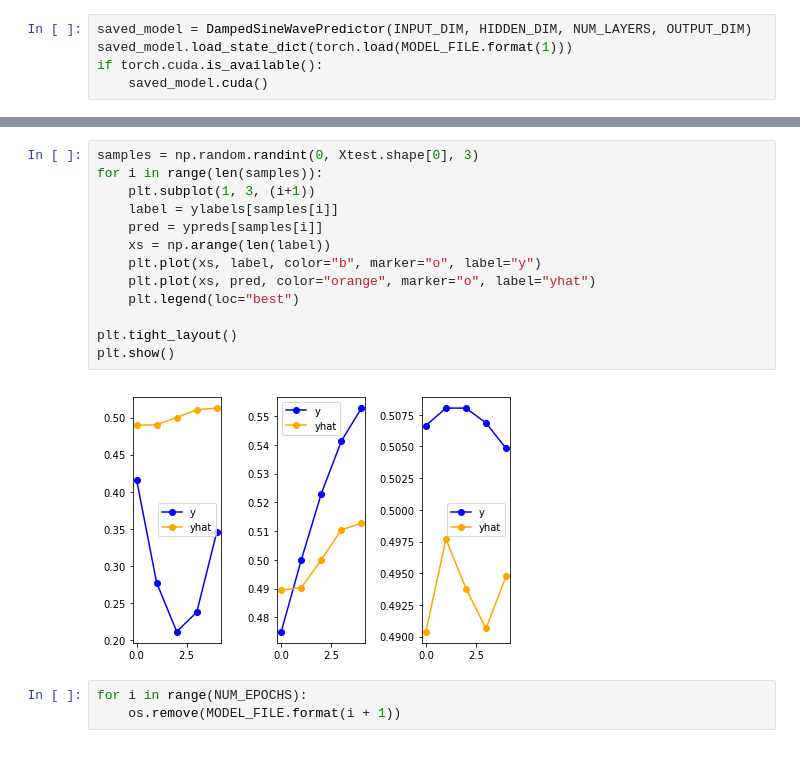
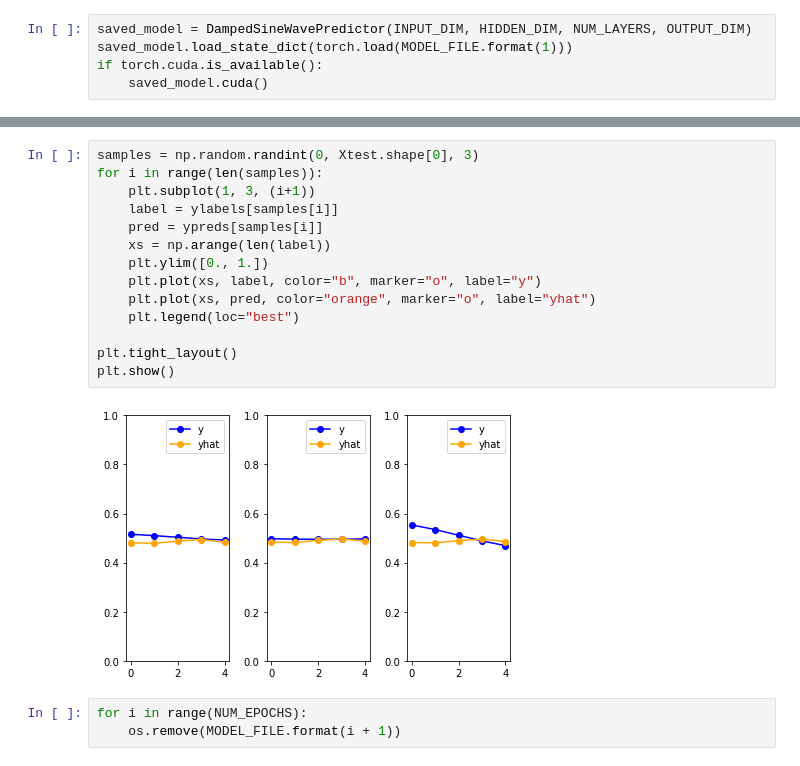
Before and after one commit to sujitpal/polydlot, a Jupyter notebook: src/pytorch/07-damped-sine-wave-prediction.ipynb, the cells around one changed output, grey strips where cells are left out. Cells and saved outputs as stored; diff of their text form.

```diff
--- a/src/pytorch/07-damped-sine-wave-prediction.ipynb
+++ b/src/pytorch/07-damped-sine-wave-prediction.ipynb
@@ -234,18 +236,19 @@ MAE on test set: 0.06513
 # %%
 samples = np.random.randint(0, Xtest.shape[0], 3)
 for i in range(len(samples)):
     plt.subplot(1, 3, (i+1))
     label = ylabels[samples[i]]
     pred = ypreds[samples[i]]
     xs = np.arange(len(label))
+    plt.ylim([0., 1.])
     plt.plot(xs, label, color="b", marker="o", label="y")
     plt.plot(xs, pred, color="orange", marker="o", label="yhat")
     plt.legend(loc="best")
 
 plt.tight_layout()
 plt.show()
 # %% [output]
-[figure, old version]
+[figure, new version]
 # %%
 for i in range(NUM_EPOCHS):
     os.remove(MODEL_FILE.format(i + 1))
```
Also changed, not shown: parts of 4 cells of this notebook.
